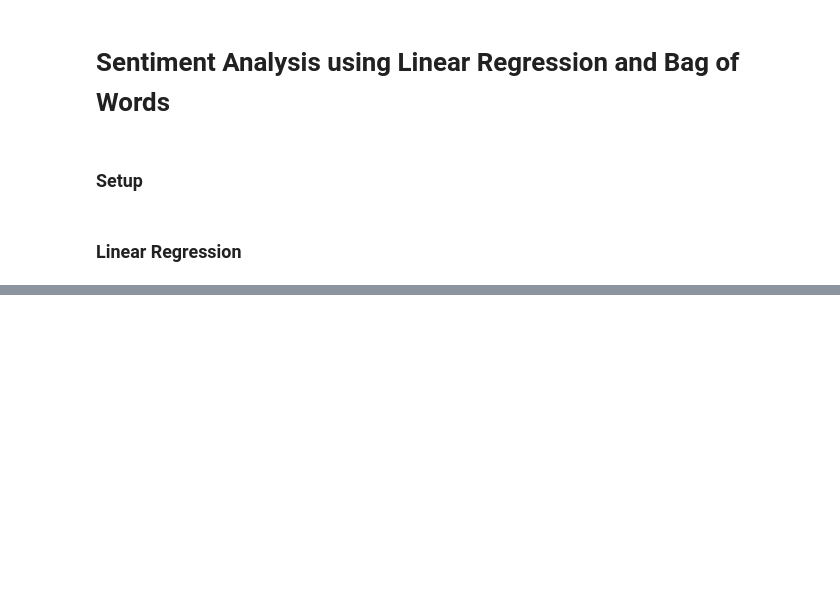
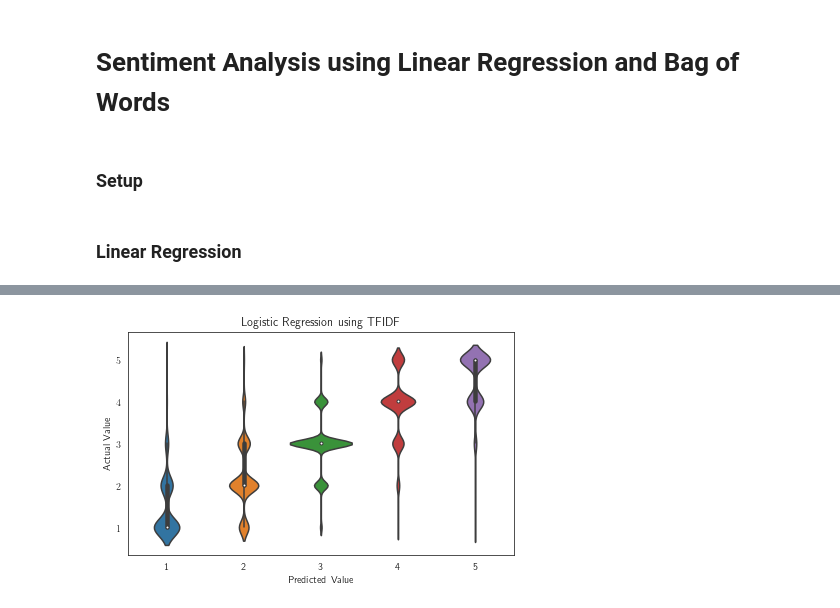
Before and after one commit to FelixHohne/IntSys-Education, a Jupyter notebook: a4/Analysis/Linear_Regression_TFIDF.ipynb, the cells around one changed output, grey strips where cells are left out. Cells and saved outputs as stored; diff of their text form; code cells hidden in the pictures; blank space fills up the shorter version.

```diff
--- a/a4/Analysis/Linear_Regression_TFIDF.ipynb
+++ b/a4/Analysis/Linear_Regression_TFIDF.ipynb
@@ -47,0 +66,9 @@ MAE: 0.0914427823803767
+# %%
+sns.violinplot(val_pred, val_labels)
+plt.xlabel("Predicted Value", fontsize="medium")
+plt.ylabel("Actual Value", fontsize="medium")
+plt.title("Logistic Regression using TFIDF")
+plt.tight_layout()
+plt.savefig("visualization/lin_reg_violin_TFIDF.png", bbox_inches="tight", dpi=400)
+# %% [output]
+[figure, added]
```
Also changed, not shown: parts of 11 cells of this notebook, 16 other files.
